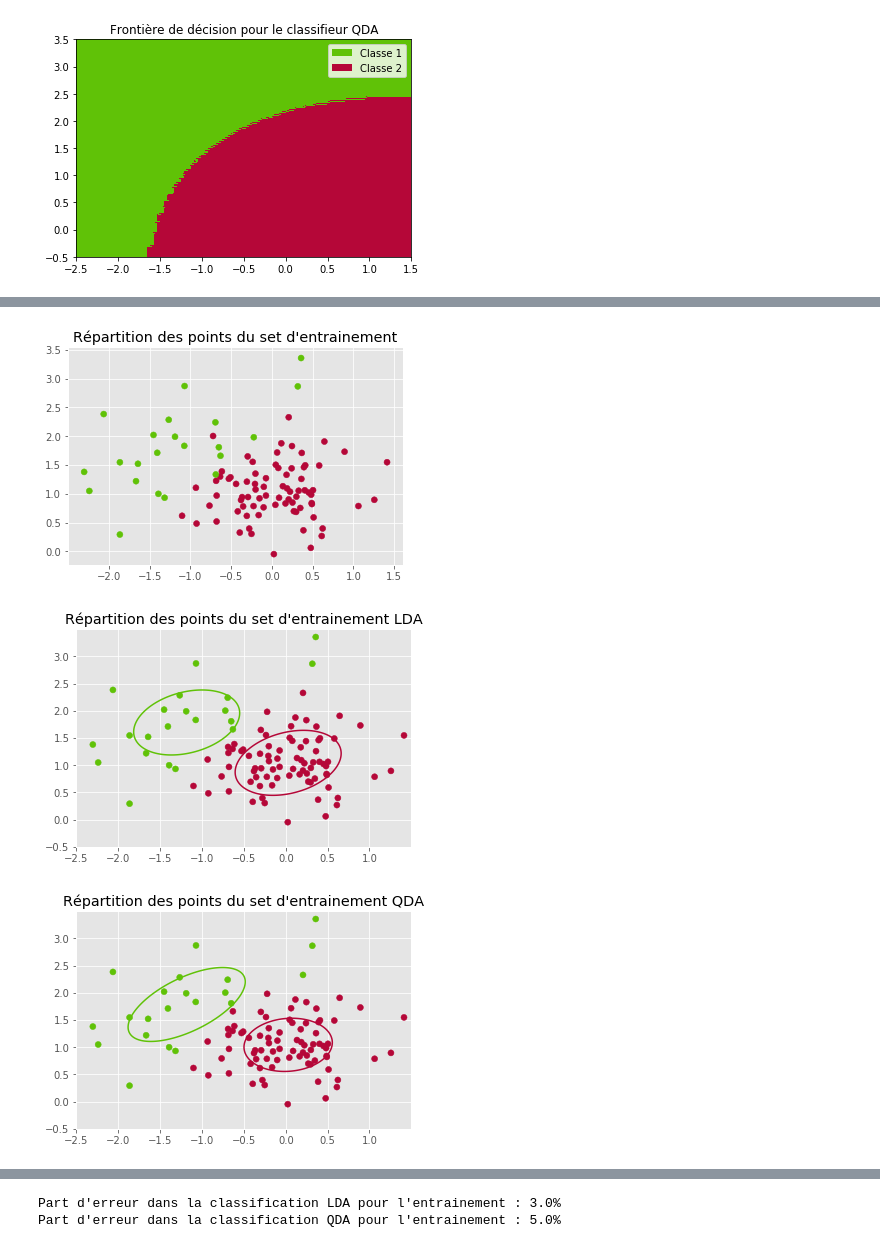
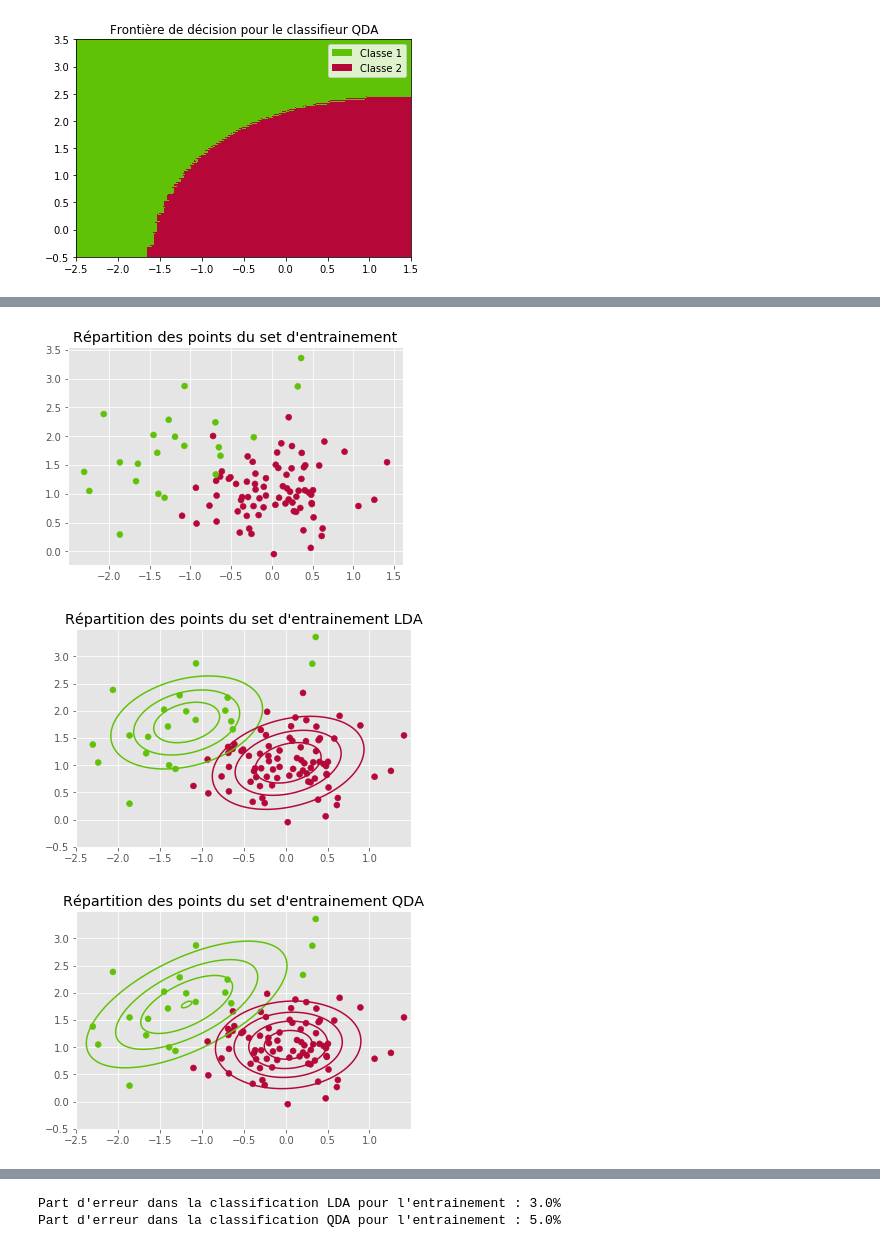
Before and after one commit to VictorCilleros/ML, a Jupyter notebook: TP2_archive/TP2_LDA_QDA.ipynb, the cells around one changed output, grey strips where cells are left out. Drawn from its saved outputs; the diff is of its cells as text; code cells hidden in the pictures.

```diff
--- a/TP2_archive/TP2_LDA_QDA.ipynb
+++ b/TP2_archive/TP2_LDA_QDA.ipynb
@@ -29,9 +29,9 @@ print("len(train) :",len(train))
 print("len(test) :",len(test))
 
 X_train = train[:,1:]
-Y_train = train[:,:1].ravel()
+y_train = train[:,:1].ravel()
 X_test = test[:,1:]
-Y_test = test[:,:1].ravel()
+y_test = test[:,:1].ravel()
 # %% [output]
 train : [[ 2.         -0.72221141  2.00447087]
  [ 2.         -0.92467912  0.48366928]
@@ -51,8 +51,8 @@ len(test) : 200
 * decision of classification,
 * display results.
 # %%
-N1,N2 = np.count_nonzero(Y_train == 1),np.count_nonzero(Y_train == 2)
-N = len(Y_train)
+N1,N2 = np.count_nonzero(y_train == 1),np.count_nonzero(y_train == 2)
+N = len(y_train)
 
 pi_1= N1/N
 pi_2=N2/N
@@ -185,47 +166,45 @@ plt.contour(x, y, Gauss2.pdf(pos),levels=1)
 # %%
-#Training :
-from turtle import color
-
-
+from scipy.stats import multivariate_normal
+# Training :
 Y_predict_LDA=predictLDA(X_train)
 Y_predict_QDA=predictionQDA(X_train)
 
 # Setup
 x, y = np.mgrid[-2.5:1.5:.001, -0.5:3.5:.001]
 pos = np.dstack((x, y))
 Gauss1QDA = multivariate_normal(mu_1.ravel(), sigma_1)
 Gauss2QDA = multivariate_normal(mu_2.ravel(), sigma_2)
 Gauss1LDA = multivariate_normal(mu_1.ravel(), sigma)
 Gauss2LDA = multivariate_normal(mu_2.ravel(), sigma)
 
 Color1 ,Color2= '#60C207','#B50738'
 color_map = np.vectorize(lambda x: Color1 if x==1 else Color2)
 plt.style.use('ggplot')
 plt.figure()
 #plt.subplot(311)
-plt.scatter(X_train[:,0],X_train[:,1],c=color_map(Y_train))
+plt.scatter(X_train[:,0],X_train[:,1],c=color_map(y_train))
 plt.title("Répartition des points du set d'entrainement")
 
 
 #plt.subplot(312)
 plt.figure()
 plt.scatter(X_train[:,0],X_train[:,1],c=color_map(Y_predict_LDA))
 plt.title("Répartition des points du set d'entrainement LDA")
-plt.contour(x, y, Gauss1LDA.pdf(pos),levels=1,colors=Color1)
-plt.contour(x, y, Gauss2LDA.pdf(pos),levels=1,colors=Color2)
+plt.contour(x, y, Gauss1LDA.pdf(pos),levels=4,colors=Color1)
+plt.contour(x, y, Gauss2LDA.pdf(pos),levels=4,colors=Color2)
 
 #plt.subplot(313)
 plt.figure()
 plt.scatter(X_train[:,0],X_train[:,1],c=color_map(Y_predict_QDA))
 plt.title("Répartition des points du set d'entrainement QDA")
-plt.contour(x, y, Gauss1QDA.pdf(pos),levels=1,colors=Color1)
-plt.contour(x, y, Gauss2QDA.pdf(pos),levels=1,colors=Color2)
+plt.contour(x, y, Gauss1QDA.pdf(pos),levels=4,colors=Color1)
+plt.contour(x, y, Gauss2QDA.pdf(pos),levels=4,colors=Color2)
 
 plt.show()
 # %% [output]
 [figure]
-[figure, old version]
+[figure, new version]
-[figure, old version]
+[figure, new version]
 # %%
 #Test :
 Y_predict_LDA=predictLDA(X_test)
```
Also changed, not shown: parts of 15 cells of this notebook.
